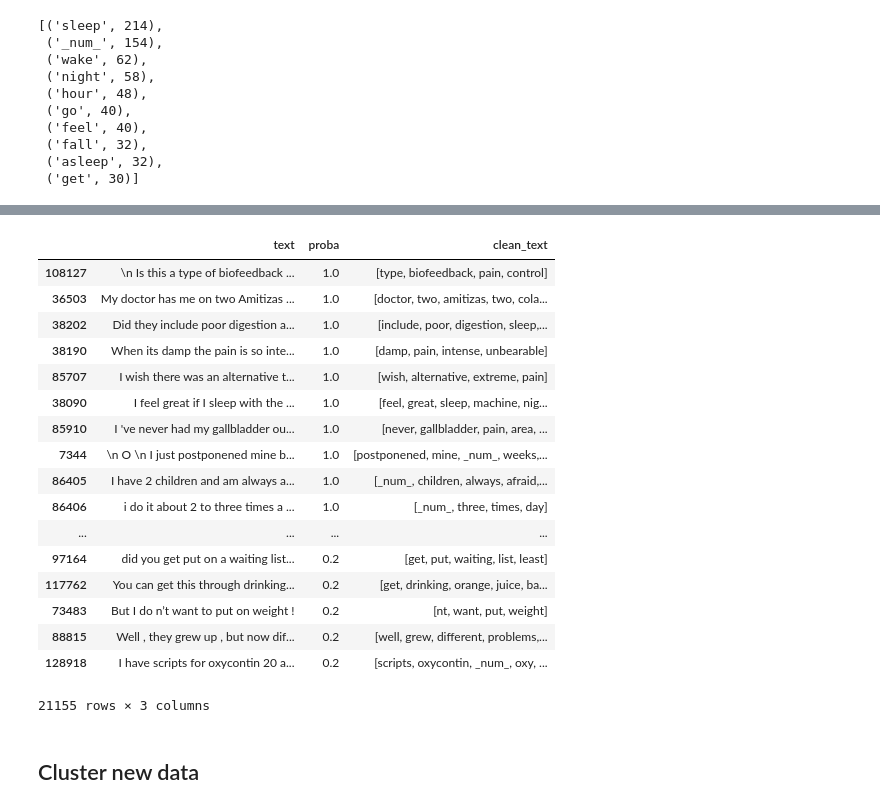
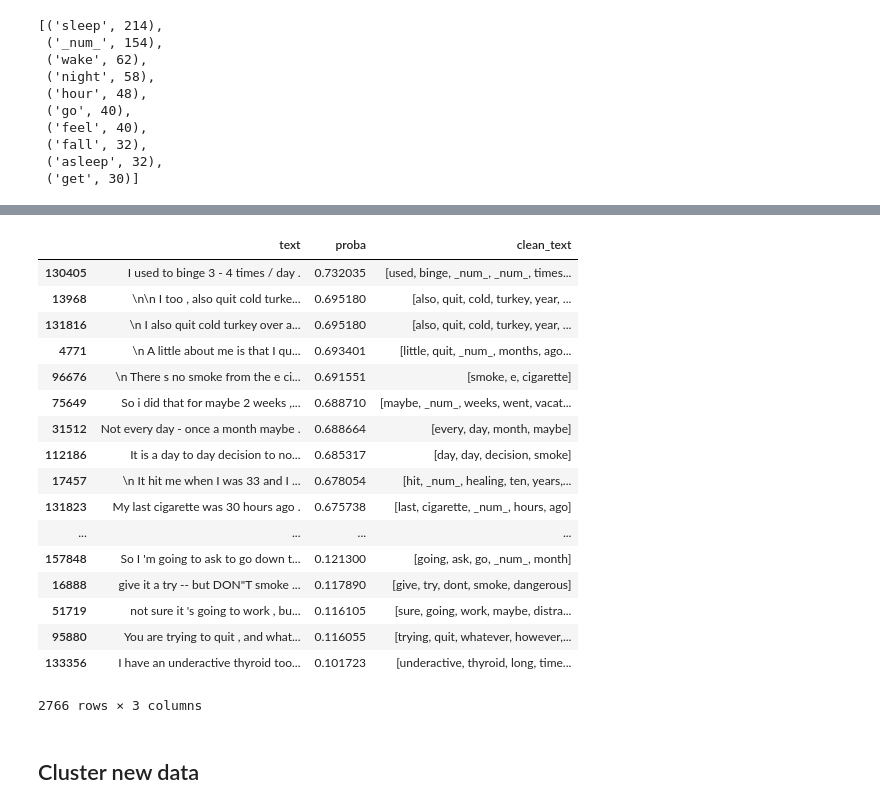
Before and after one commit to pasana/paradec, a Jupyter notebook: expand_dataset_by_best_clf.ipynb, the cells around one changed output, grey strips where cells are left out. Saved outputs shown, nothing was run; the diff lists cells and outputs as text; code cells hidden in the pictures.

```diff
--- a/expand_dataset_by_best_clf.ipynb
+++ b/expand_dataset_by_best_clf.ipynb
@@ -362,25 +363,25 @@ False
 # %%
-new_data[new_data.prediction == 'pain']\
+new_data[new_data.prediction == 'smoking']\
     .sort_values('proba', ascending=False)[['text', 'proba', 'clean_text']]
 # %% [output]
 |  | text | proba | clean_text |
-| 108127 | \n Is this a type of biofeedback ... | 1.0 | [type, biofeedback, pain, control] |
-| 36503 | My doctor has me on two Amitizas ... | 1.0 | [doctor, two, amitizas, two, cola... |
-| 38202 | Did they include poor digestion a... | 1.0 | [include, poor, digestion, sleep,... |
-| 38190 | When its damp the pain is so inte... | 1.0 | [damp, pain, intense, unbearable] |
-| 85707 | I wish there was an alternative t... | 1.0 | [wish, alternative, extreme, pain] |
-| 38090 | I feel great if I sleep with the ... | 1.0 | [feel, great, sleep, machine, nig... |
-| 85910 | I 've never had my gallbladder ou... | 1.0 | [never, gallbladder, pain, area, ... |
-| 7344 | \n O \n I just postponened mine b... | 1.0 | [postponened, mine, _num_, weeks,... |
-| 86405 | I have 2 children and am always a... | 1.0 | [_num_, children, always, afraid,... |
-| 86406 | i do it about 2 to three times a ... | 1.0 | [_num_, three, times, day] |
+| 130405 | I used to binge 3 - 4 times / day . | 0.732035 | [used, binge, _num_, _num_, times... |
+| 13968 | \n\n I too , also quit cold turke... | 0.695180 | [also, quit, cold, turkey, year, ... |
+| 131816 | \n I also quit cold turkey over a... | 0.695180 | [also, quit, cold, turkey, year, ... |
+| 4771 | \n A little about me is that I qu... | 0.693401 | [little, quit, _num_, months, ago... |
+| 96676 | \n There s no smoke from the e ci... | 0.691551 | [smoke, e, cigarette] |
+| 75649 | So i did that for maybe 2 weeks ,... | 0.688710 | [maybe, _num_, weeks, went, vacat... |
+| 31512 | Not every day - once a month maybe . | 0.688664 | [every, day, month, maybe] |
+| 112186 | It is a day to day decision to no... | 0.685317 | [day, day, decision, smoke] |
+| 17457 | \n It hit me when I was 33 and I ... | 0.678054 | [hit, _num_, healing, ten, years,... |
+| 131823 | My last cigarette was 30 hours ago . | 0.675738 | [last, cigarette, _num_, hours, ago] |
 | ... | ... | ... | ... |
-| 97164 | did you get put on a waiting list... | 0.2 | [get, put, waiting, list, least] |
-| 117762 | You can get this through drinking... | 0.2 | [get, drinking, orange, juice, ba... |
-| 73483 | But I do n’t want to put on weight ! | 0.2 | [nt, want, put, weight] |
-| 88815 | Well , they grew up , but now dif... | 0.2 | [well, grew, different, problems,... |
-| 128918 | I have scripts for oxycontin 20 a... | 0.2 | [scripts, oxycontin, _num_, oxy, ... |
+| 157848 | So I 'm going to ask to go down t... | 0.121300 | [going, ask, go, _num_, month] |
+| 16888 | give it a try -- but DON"T smoke ... | 0.117890 | [give, try, dont, smoke, dangerous] |
+| 51719 | not sure it 's going to work , bu... | 0.116105 | [sure, going, work, maybe, distra... |
+| 95880 | You are trying to quit , and what... | 0.116055 | [trying, quit, whatever, however,... |
+| 133356 | I have an underactive thyroid too... | 0.101723 | [underactive, thyroid, long, time... |
-21155 rows × 3 columns
+2766 rows × 3 columns
 # %% [markdown]
 ## Cluster new data
 # %%
```
Also changed, not shown: parts of 7 cells of this notebook.
